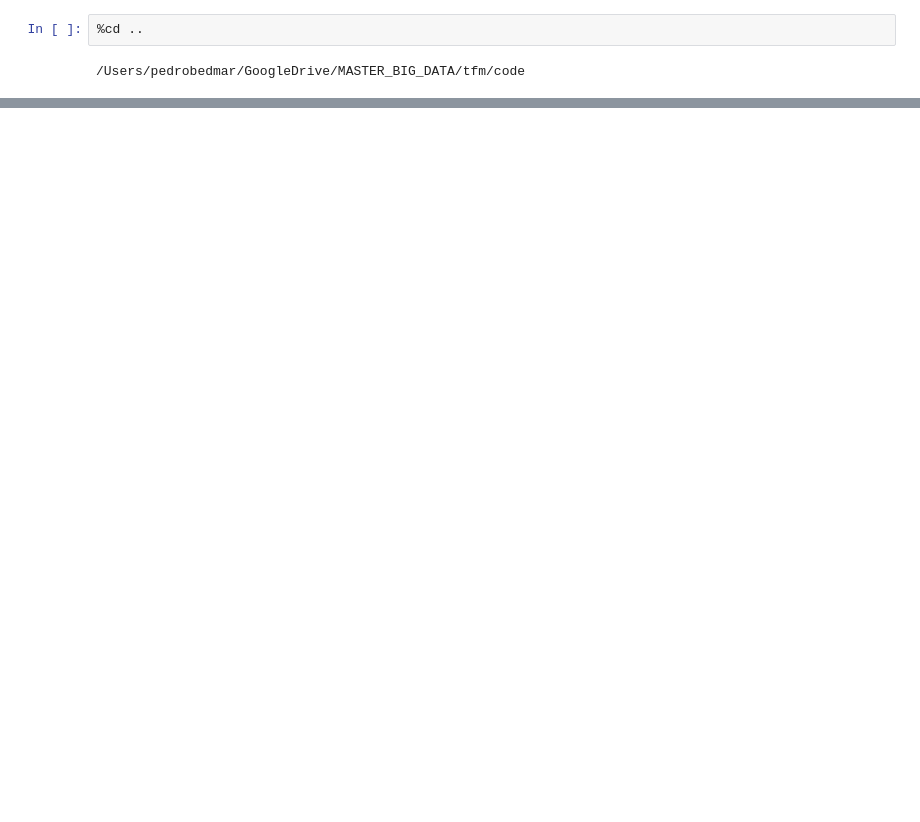
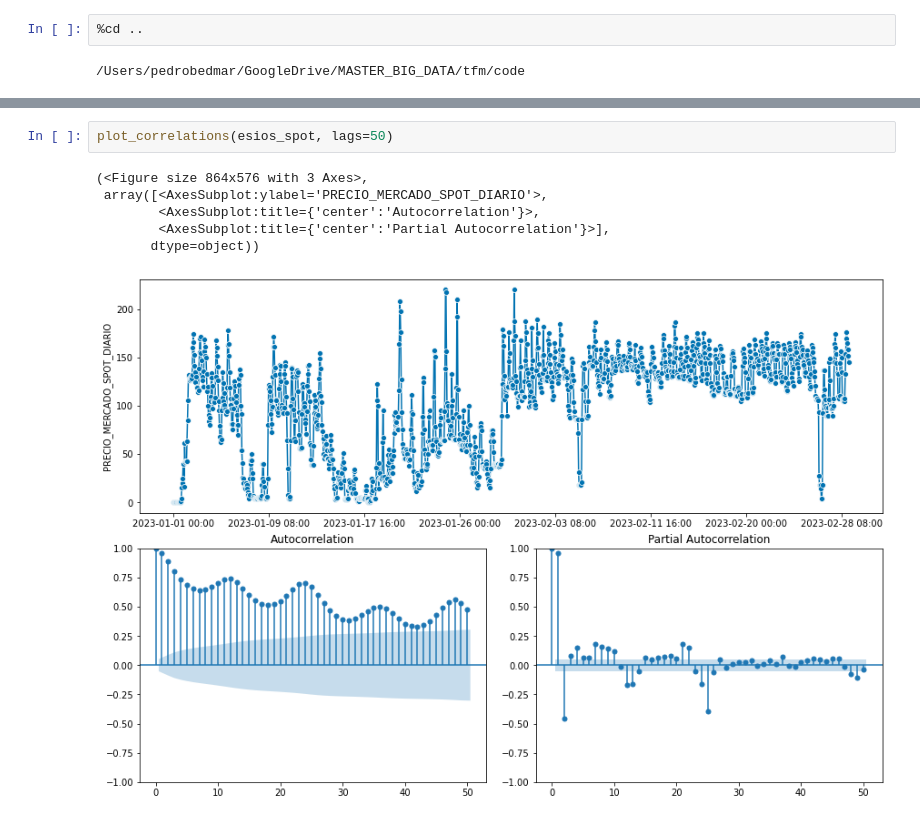
Before and after one commit to pbedmar/tfm, a Jupyter notebook: lab/hourly_analysis.ipynb, the cells around one changed output, grey strips where cells are left out. Drawn from its saved outputs; the diff is of its cells as text; blank space fills up the shorter version.

```diff
--- a/lab/hourly_analysis.ipynb
+++ b/lab/hourly_analysis.ipynb
@@ -194,0 +29,9 @@ No artists with labels found to put in legend.  Note that artists whose label st
+# %%
+plot_correlations(esios_spot, lags=50)
+# %% [output]
+(<Figure size 864x576 with 3 Axes>,
+ array([<AxesSubplot:ylabel='PRECIO_MERCADO_SPOT_DIARIO'>,
+        <AxesSubplot:title={'center':'Autocorrelation'}>,
+        <AxesSubplot:title={'center':'Partial Autocorrelation'}>],
+       dtype=object))
+[figure, added]
```
Also changed, not shown: parts of 60 cells of this notebook, 3 other files.
